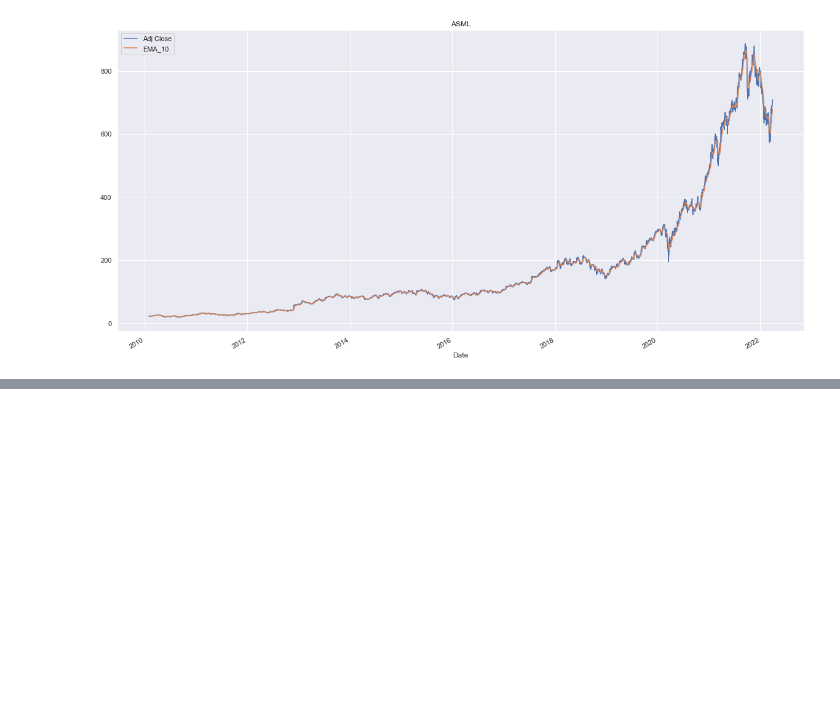
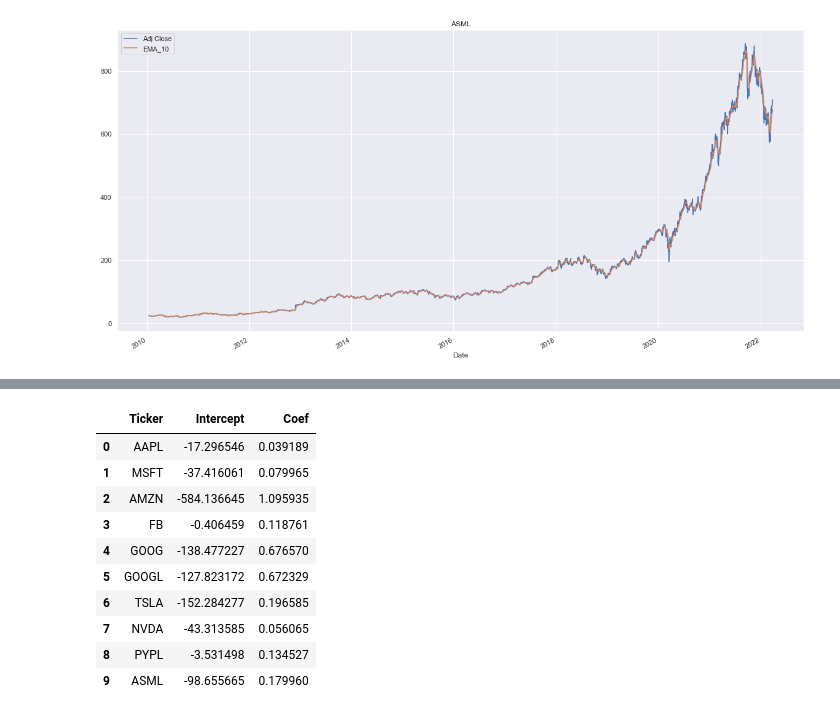
Before and after one commit to nobeeeeel/DSAI, a Jupyter notebook: stockTraderML.ipynb, the cells around one changed output, grey strips where cells are left out. Saved outputs shown, nothing was run; the diff lists cells and outputs as text; code cells hidden in the pictures; blank space fills up the shorter version.

```diff
--- a/stockTraderML.ipynb
+++ b/stockTraderML.ipynb
@@ -355,4 +380,19 @@ Coefficients    : a =  [0.67518975]
 ... (9 outputs left out)
+# %%
+linregResults = pd.DataFrame(data=linregResults)
+linregResults
+# %% [output]
+|  | Ticker | Intercept | Coef |
+| 0 | AAPL | -17.296546 | 0.039189 |
+| 1 | MSFT | -37.416061 | 0.079965 |
+| 2 | AMZN | -584.136645 | 1.095935 |
+| 3 | FB | -0.406459 | 0.118761 |
+| 4 | GOOG | -138.477227 | 0.676570 |
+| 5 | GOOGL | -127.823172 | 0.672329 |
+| 6 | TSLA | -152.284277 | 0.196585 |
+| 7 | NVDA | -43.313585 | 0.056065 |
+| 8 | PYPL | -3.531498 | 0.134527 |
+| 9 | ASML | -98.655665 | 0.179960 |
 # %%
 # figure out a way to calculate how much is earned from a 10,000 dollar investment?
 # unfair advantage for qlearning cos the agent can close position whenever profiting
```
Also changed, not shown: parts of 7 cells of this notebook.
